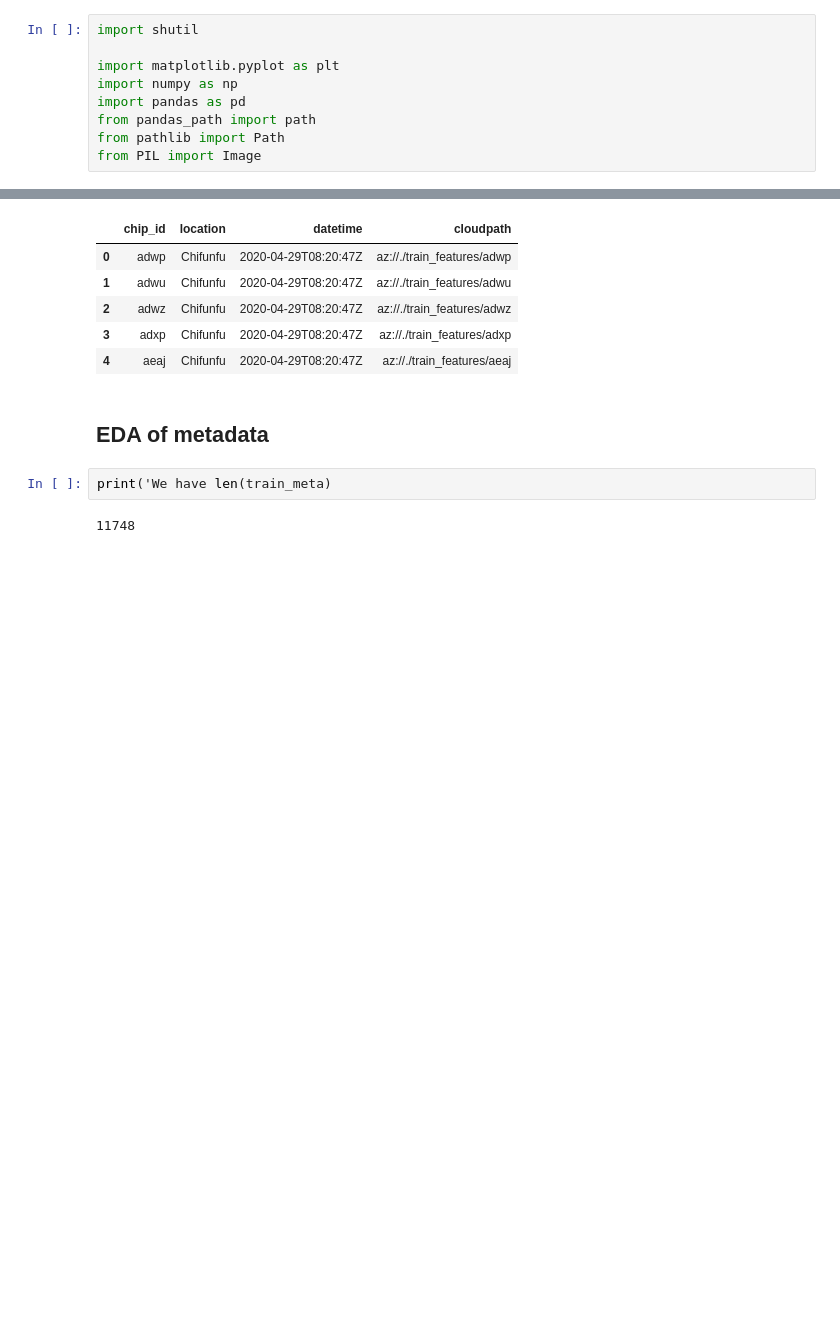
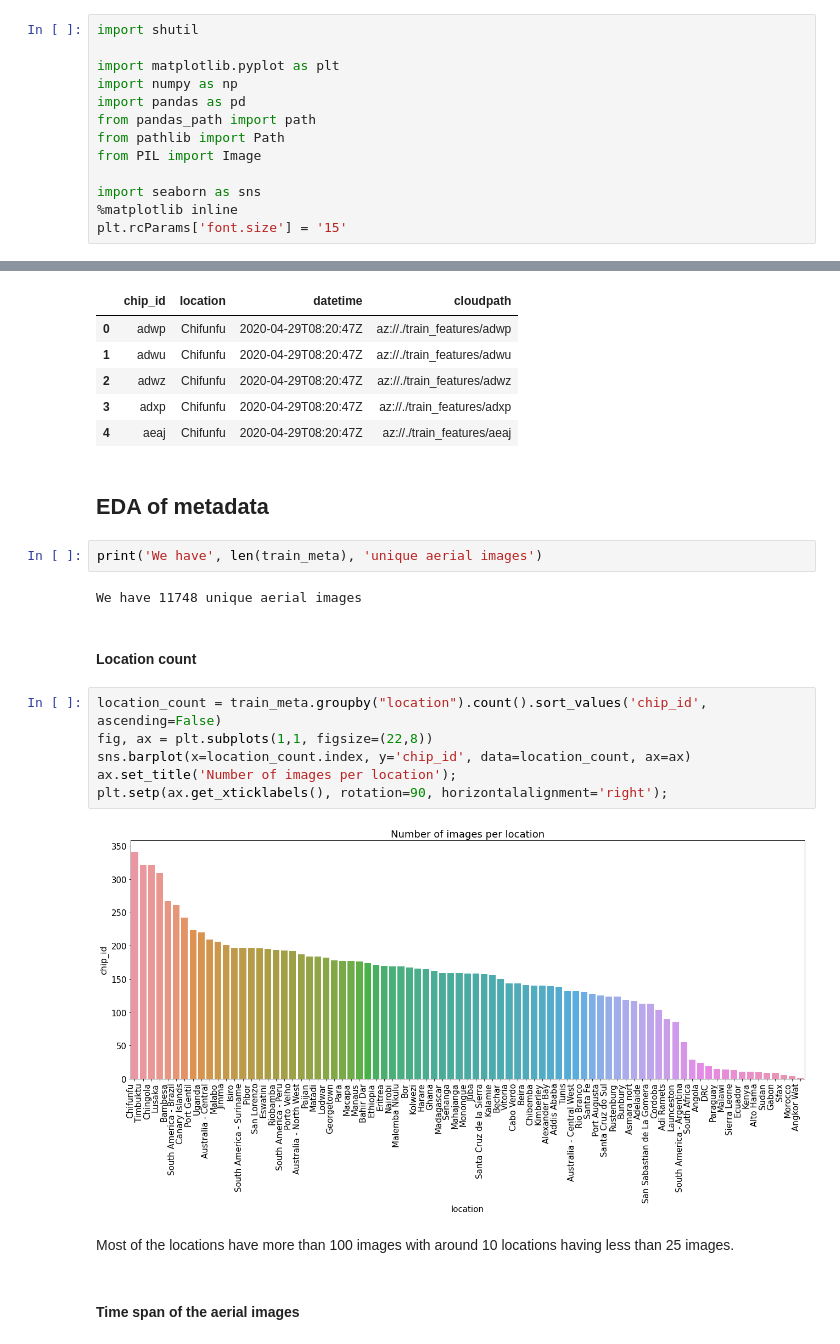
Before and after one commit to max-lutz/cloud_cover_competition, a Jupyter notebook: notebooks/simple EDA.ipynb, the cells around one changed output, grey strips where cells are left out. Drawn from its saved outputs; the diff is of its cells as text; blank space fills up the shorter version.

```diff
--- a/notebooks/simple EDA.ipynb
+++ b/notebooks/simple EDA.ipynb
@@ -7,6 +7,10 @@ import pandas as pd
 from pandas_path import path
 from pathlib import Path
 from PIL import Image
+
+import seaborn as sns
+%matplotlib inline
+plt.rcParams['font.size'] = '15'
 # %%
 DATA_DIR = Path.cwd().parent / "data/raw/train"
 TRAIN_FEATURES = DATA_DIR / "train_features"
@@ -26,6 +30,20 @@ train_meta.head()
 # %% [markdown]
 ## EDA of metadata
 # %%
-print('We have len(train_meta)
+print('We have', len(train_meta), 'unique aerial images')
 # %% [output]
-11748
+We have 11748 unique aerial images
+# %% [markdown]
+#### Location count
+# %%
+location_count = train_meta.groupby("location").count().sort_values('chip_id', ascending=False)
+fig, ax = plt.subplots(1,1, figsize=(22,8))
+sns.barplot(x=location_count.index, y='chip_id', data=location_count, ax=ax)
+ax.set_title('Number of images per location');
+plt.setp(ax.get_xticklabels(), rotation=90, horizontalalignment='right');
+# %% [output]
+[figure, added]
+# %% [markdown]
+Most of the locations have more than 100 images with around 10 locations having less than 25 images.
+# %% [markdown]
+#### Time span of the aerial images
```
Also changed, not shown: parts of 2 cells of this notebook.
